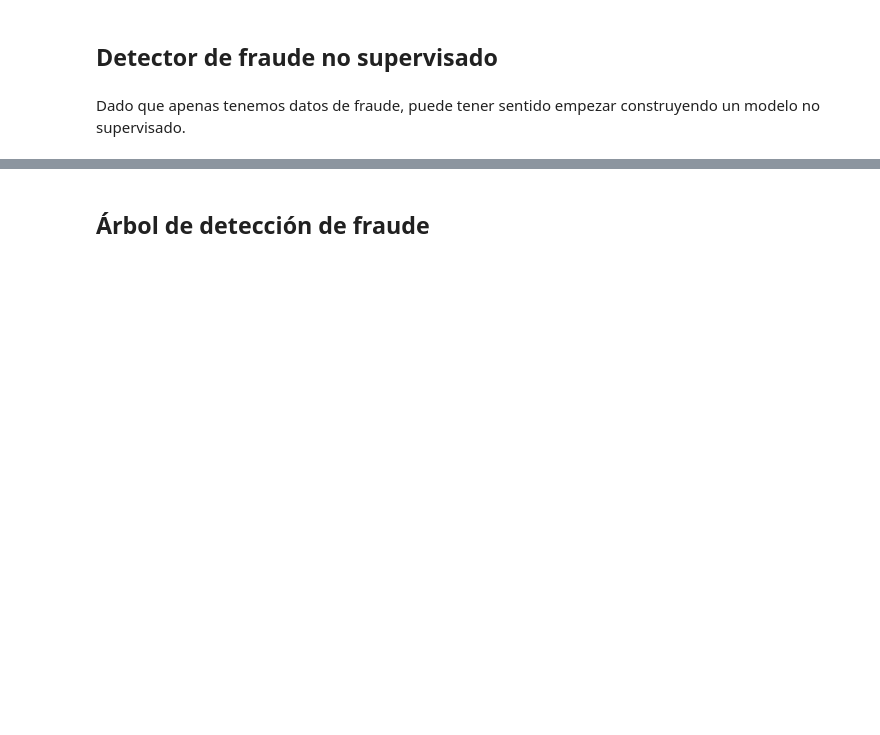
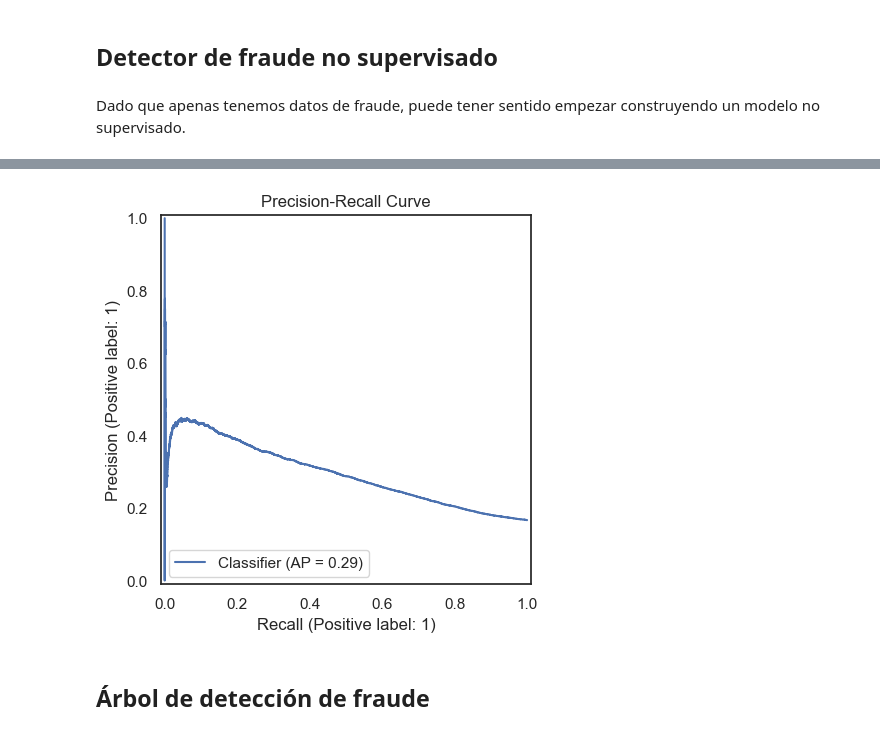
Before and after one commit to RenzoCar1997/trabajo-ensembles, a Jupyter notebook: fraudDetection_student.ipynb, the cells around one changed output, grey strips where cells are left out. Drawn from its saved outputs; the diff is of its cells as text; code cells hidden in the pictures; blank space fills up the shorter version.

```diff
--- a/fraudDetection_student.ipynb
+++ b/fraudDetection_student.ipynb
@@ -93,8 +98 @@ test.sample(5)
 5 rows × 395 columns
-# %%
-# Explorando valores de las variables
-for col, values in train.items():
-    num_uniques = values.nunique()
-    print ('{name}: {num_unique}'.format(name=col, num_unique=num_uniques))
-    print (values.unique())
-    print ('\n')
@@ -131,9 +161,9 @@ Aplica las transformaciones que creas necesarias para tener los datos listos par
 
 ***
 # %%
-# ELiminado variables que no aportan información
-train = train.drop(columns = ['Unnamed: 0', 'TransactionID'], axis = 1)
-test = test.drop(columns = ['Unnamed: 0', 'TransactionID'], axis = 1)
+# ELiminado variables que no aportan información (columna Id duplicada)
+train = train.drop(columns = ['Unnamed: 0'], axis = 1)
+test = test.drop(columns = ['Unnamed: 0'], axis = 1)
 # %%
 # Identificando columnas con muchos valores nulos
 many_null_cols = [col for col in train.columns if train[col].isnull().sum() / train.shape[0] > 0.9]
@@ -182,0 +237,4 @@ test = test.sort_values('TransactionDT').drop(['TransactionDT'], axis=1)
+# %%
+# Filtrar columnas de train y test
+train = train[selected_columns]
+test = test[selected_columns]
@@ -263,3 +415,12 @@ Sugerencia: utiliza la <a href=https://scikit-learn.org/stable/modules/generated
+# %%
+#Precision Recall Curve
+PrecisionRecallDisplay.from_predictions(y_test, y_scores)
+plt.title('Precision-Recall Curve')
+
+# Mostrando el gráfico
+plt.show()
+# %% [output]
+[figure, added]
 # %% [markdown]
 ## Árbol de detección de fraude
 # %% [markdown]
```
Also changed, not shown: parts of 23 cells of this notebook.
